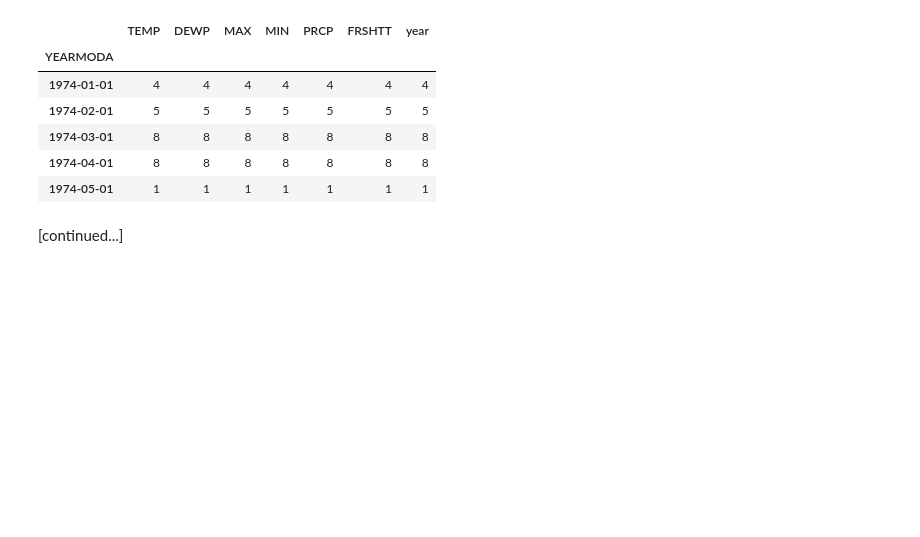
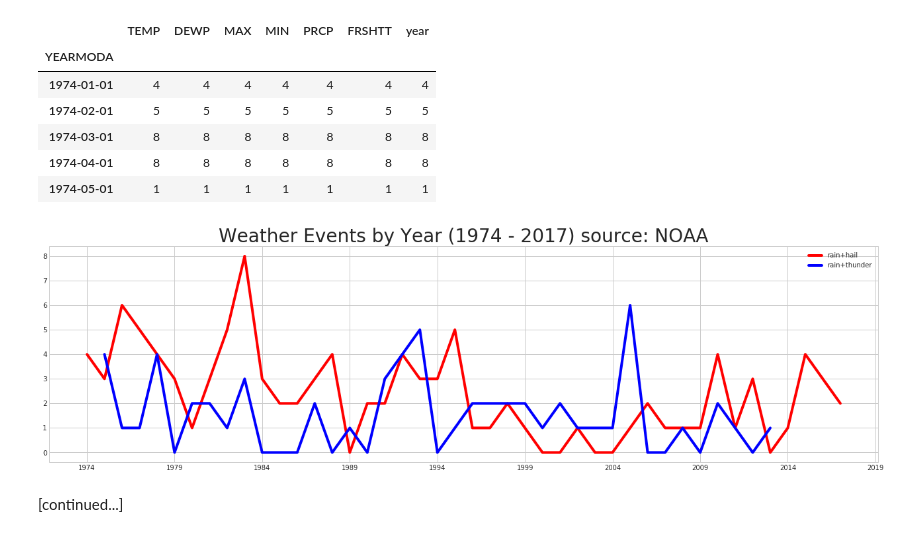
Before and after one commit to cottenplant/predicting-coastal-fog, a Jupyter notebook: june-gloom-analysis.ipynb, the cells around one changed output. Saved outputs shown, nothing was run; the diff lists cells and outputs as text; code cells hidden in the pictures; blank space fills up the shorter version.

```diff
--- a/june-gloom-analysis.ipynb
+++ b/june-gloom-analysis.ipynb
@@ -141,5 +142,20 @@ df_lax['1974':'2017'].loc[df_lax['FRSHTT'] == 100000].resample('MS').count().hea
 | 1974-03-01 | 8 | 8 | 8 | 8 | 8 | 8 | 8 |
 | 1974-04-01 | 8 | 8 | 8 | 8 | 8 | 8 | 8 |
 | 1974-05-01 | 1 | 1 | 1 | 1 | 1 | 1 | 1 |
+# %%
+fig, ax = plt.subplots()
+
+ax.plot(df_lax['1974':'2017'].loc[df_lax['FRSHTT'] == 10010].resample('AS').count()['TEMP'],
+        'r', label='rain+hail')
+ax.plot(df_lax['1974':'2017'].loc[df_lax['FRSHTT'] == 110010].resample('AS').count()['TEMP'],
+        'b', label='rain+thunder')
+
+fig.set_figheight(6)
+fig.set_figwidth(20)
+
+plt.legend(loc='upper right')
+plt.title('Weather Events by Year (1974 - 2017) source: NOAA', fontsize=28);
+# %% [output]
+[figure, added]
 # %% [markdown]
 [continued...]
```
Also changed, not shown: parts of 2 cells of this notebook.
